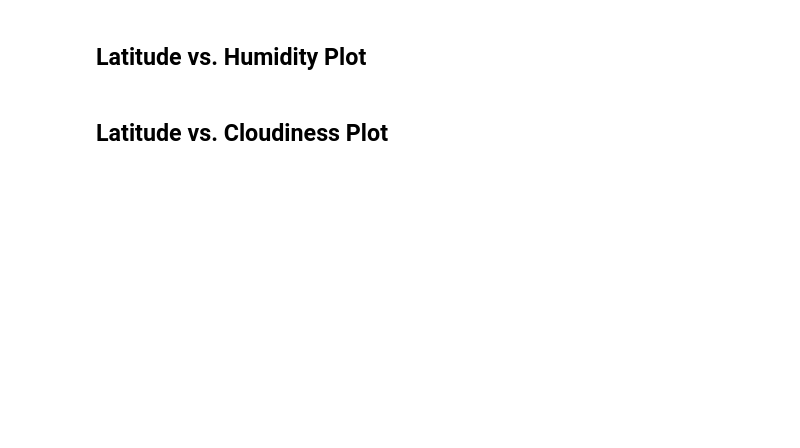
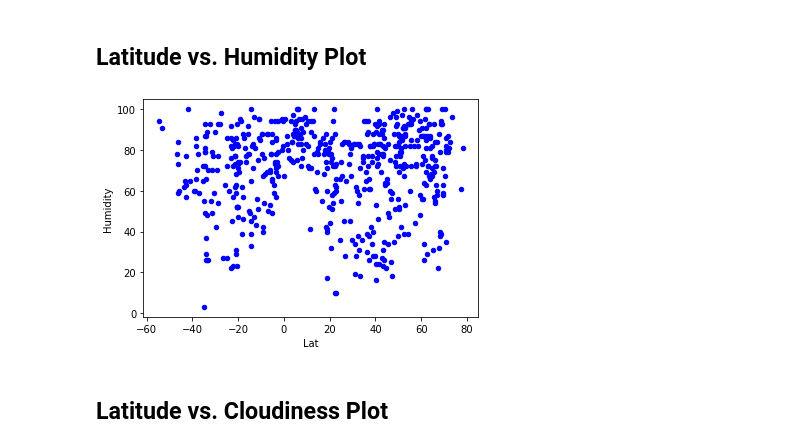
Before and after one commit to arerickson28/python-api-challenge, a Jupyter notebook: WeatherPy/WeatherPy.ipynb, the cells around one changed output. Drawn from its saved outputs; the diff is of its cells as text; code cells hidden in the pictures; blank space fills up the shorter version.

```diff
--- a/WeatherPy/WeatherPy.ipynb
+++ b/WeatherPy/WeatherPy.ipynb
@@ -182,4 +194,8 @@ df.index[df['BoolCol'] == True].tolist()
 # %% [markdown]
 ## Latitude vs. Humidity Plot
+# %%
+lat_vs_humidity_plot = weather_cities_df.plot.scatter(x = "Lat", y = "Humidity", c= "blue")
+# %% [output]
+[figure, added]
 # %% [markdown]
 ## Latitude vs. Cloudiness Plot
```
Also changed, not shown: parts of 14 cells of this notebook.
